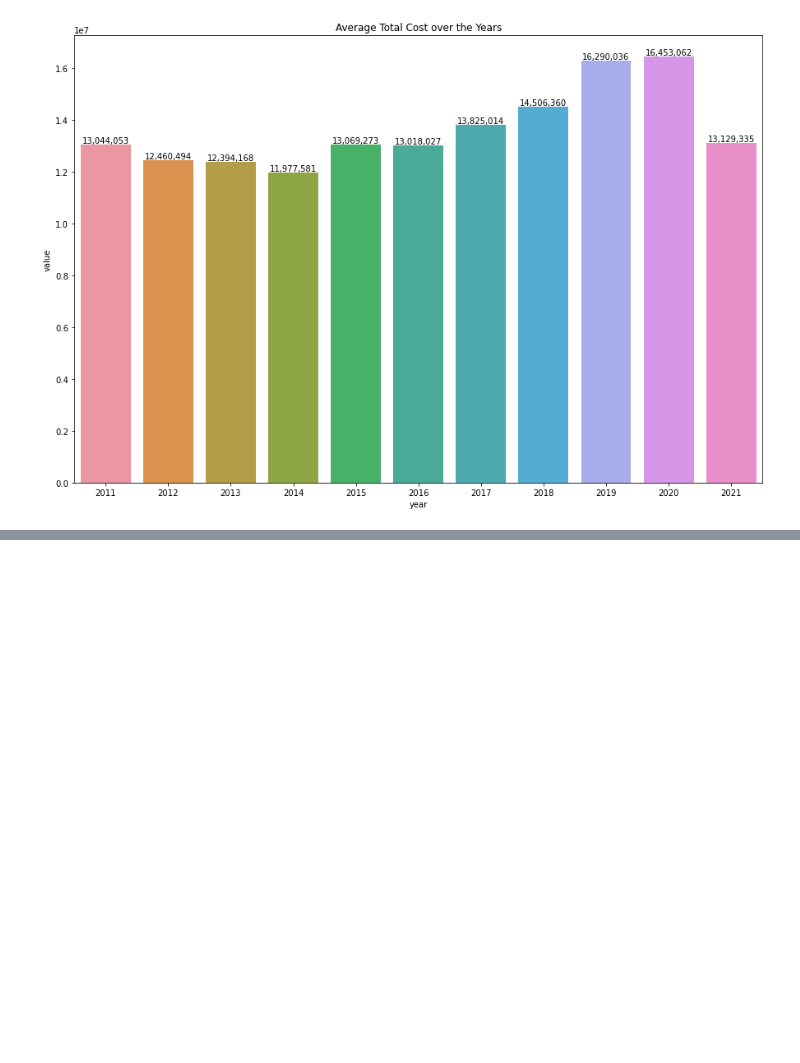
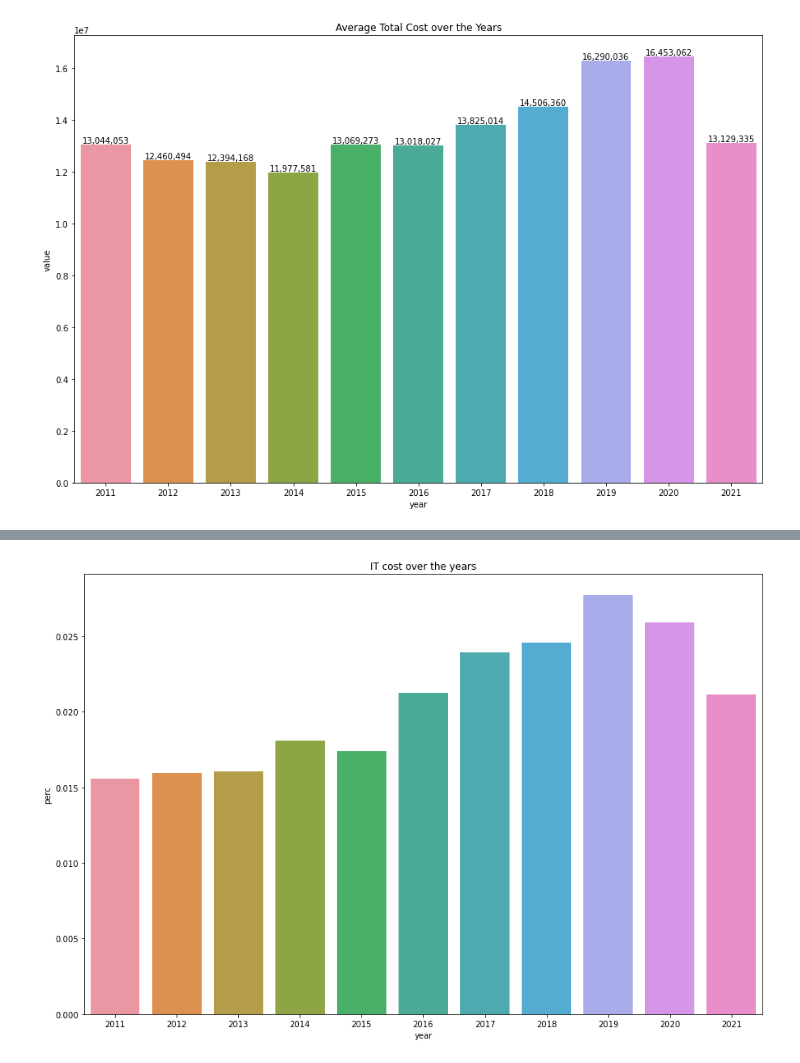
Before and after one commit to Vidhi-H-Patel/990-Project, a Jupyter notebook: Final_analysis.ipynb, the cells around one changed output, grey strips where cells are left out. Cells and saved outputs as stored; diff of their text form; code cells hidden in the pictures; blank space fills up the shorter version.

```diff
--- a/Final_analysis.ipynb
+++ b/Final_analysis.ipynb
@@ -173,0 +218,19 @@ data_year.bar_label(container, labels=[f'{x:,.0f}' for x in container.datavalues
+# %%
+test = ITonly.groupby(["year"])["value"].mean()
+df_test = pd.DataFrame(test, columns=['IT', 'TOTAL'])
+# %%
+df_test['IT'] = ITonly.groupby(["year"])["value"].mean()
+df_test['TOTAL'] = total_cost.groupby(["year"])["value"].mean()
+# %%
+df_test['perc'] = df_test['IT']/df_test['TOTAL']
+# %%
+df_test.reset_index(inplace=True)
+# %%
+#plot IT cost by year
+plt.figure(figsize=(15,10))
+plt.title("IT cost over the years")
+Tcost_test = sns.barplot(data=df_test, x='year', y='perc', ci=None)
+# container = Tcost_test.containers[0]
+# Tcost_test.bar_label(container, labels=[f'{x:,.0f}' for x in container.datavalues])
+# %% [output]
+[figure, added]
```
Also changed, not shown: parts of 5 cells of this notebook.
